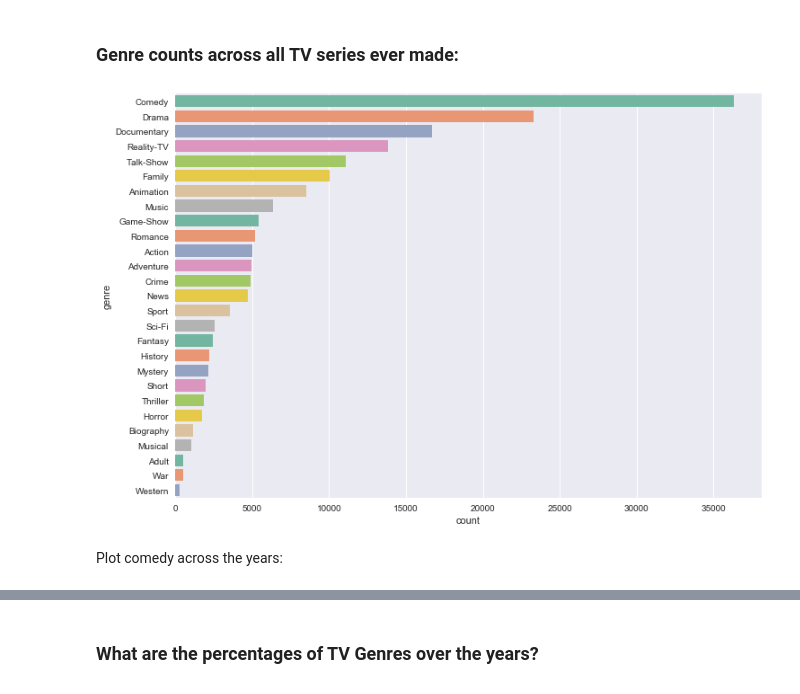
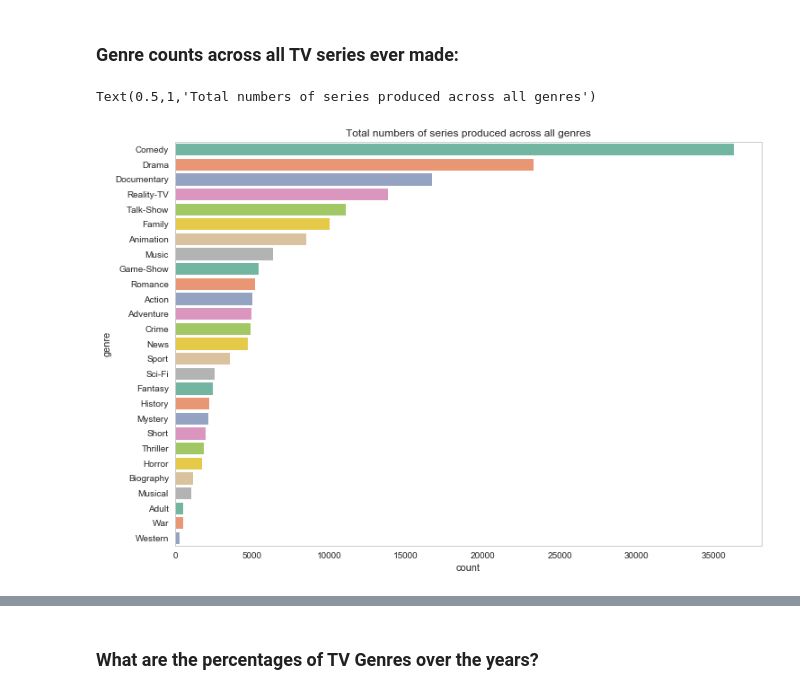
Before and after one commit to shuaibiyy/imdb, a Jupyter notebook: imdb.ipynb, the cells around one changed output, grey strips where cells are left out. Drawn from its saved outputs; the diff is of its cells as text; code cells hidden in the pictures.

Commit message:
Combine genre count plots

```diff
--- a/imdb.ipynb
+++ b/imdb.ipynb
@@ -183,9 +193,11 @@ dtype: int64
 # %% [markdown]
 ### Genre counts across all TV series ever made:
 # %%
+sns.set_style("whitegrid", {'axes.grid' : False})
+
 d = pd.DataFrame(data={'genre': genres_with_dupes_list})
-ax = sns.countplot(y='genre', data=d, palette='Set2', order = d['genre'].value_counts().index)
+ax = sns.countplot(y='genre', data=d, palette='Set2', order=d['genre'].value_counts().index)
+plt.title('Total numbers of series produced across all genres')
 # %% [output]
+Text(0.5,1,'Total numbers of series produced across all genres')
-[figure, old version]
+[figure, new version]
-# %% [markdown]
-Plot comedy across the years:
```
Also changed, not shown: parts of 16 cells of this notebook.
